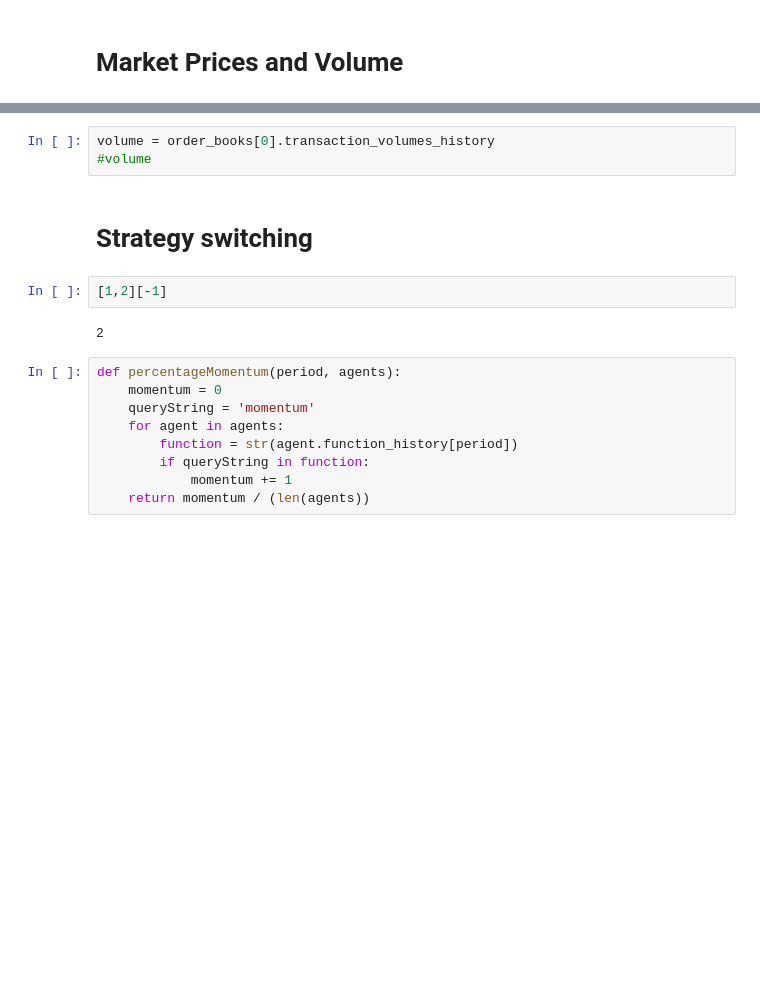
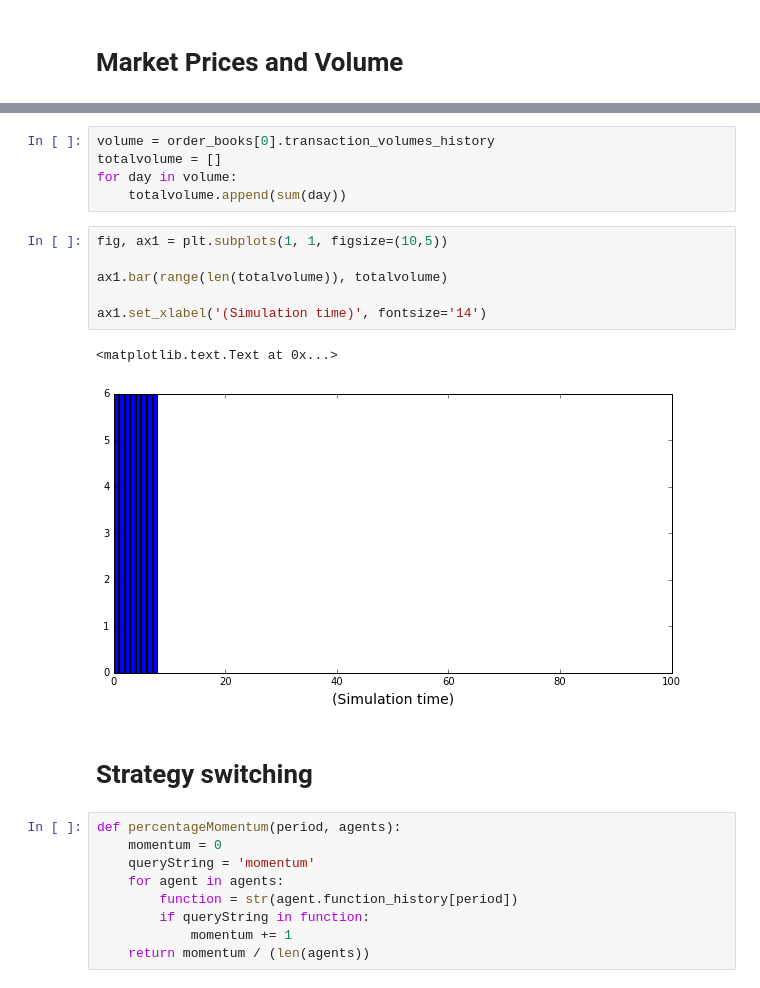
Before and after one commit to LCfP/Agent-Based-Stock-Market-Model, a Jupyter notebook: modeltweaking.ipynb, the cells around one changed output, grey strips where cells are left out. Cells and saved outputs as stored; diff of their text form; blank space fills up the shorter version.

```diff
--- a/modeltweaking.ipynb
+++ b/modeltweaking.ipynb
@@ -64,12 +72,19 @@ prices
 # %%
 volume = order_books[0].transaction_volumes_history
-#volume
+totalvolume = []
+for day in volume:
+    totalvolume.append(sum(day))
+# %%
+fig, ax1 = plt.subplots(1, 1, figsize=(10,5))
+
+ax1.bar(range(len(totalvolume)), totalvolume)
+
+ax1.set_xlabel('(Simulation time)', fontsize='14')
+# %% [output]
+<matplotlib.text.Text at 0x...>
+[figure, added]
 # %% [markdown]
 # Strategy switching
-# %%
-[1,2][-1]
-# %% [output]
-2
 # %%
 def percentageMomentum(period, agents):
     momentum = 0
```
Also changed, not shown: parts of 4 cells of this notebook, 3 other files.
